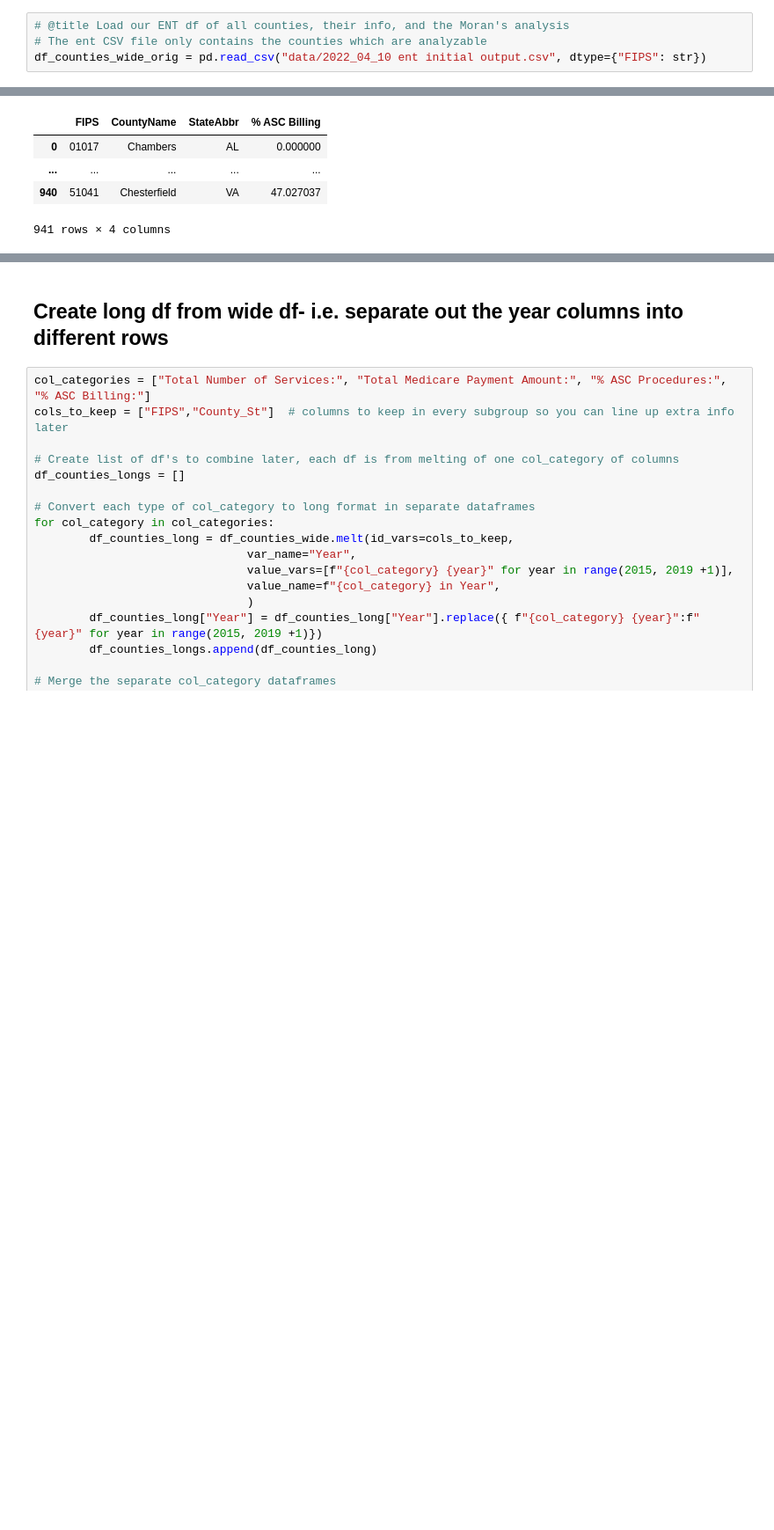
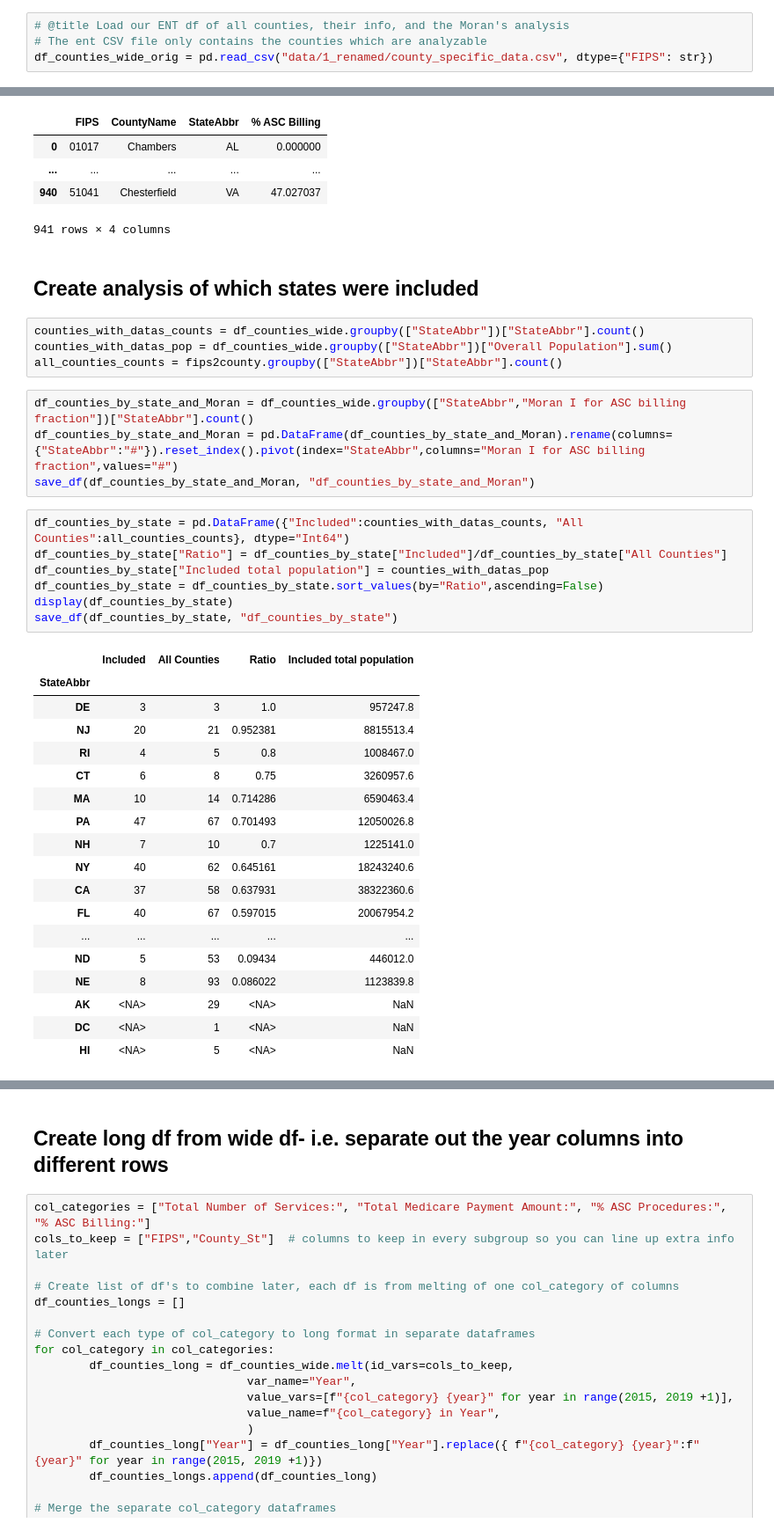
Before and after one commit to ryerrabelli/GeospatialAnalysis, a Jupyter notebook: src/notebooks/2022_12_29-RSY-geospatial_ENT_analysis_v04.ipynb, the cells around one changed output, grey strips where cells are left out. Shown at 88% size. Drawn from its saved outputs; the diff is of its cells as text; blank space fills up the shorter version.

Commit message:
Committing latest analysis for revision

```diff
--- a/src/notebooks/2022_12_29-RSY-geospatial_ENT_analysis_v04.ipynb
+++ b/src/notebooks/2022_12_29-RSY-geospatial_ENT_analysis_v04.ipynb
@@ -321,7 +407,7 @@ fips2county = pd.read_csv("data/fips2county.tsv", sep="\t", comment='#', dtype=s
 # %%
 # @title Load our ENT df of all counties, their info, and the Moran's analysis
 # The ent CSV file only contains the counties which are analyzable
-df_counties_wide_orig = pd.read_csv("data/2022_04_10 ent initial output.csv", dtype={"FIPS": str})
+df_counties_wide_orig = pd.read_csv("data/1_renamed/county_specific_data.csv", dtype={"FIPS": str})
 # %%
 df_counties_wide_orig.columns
 # %% [output]
@@ -387,3 +473,39 @@ with pd.option_context('display.max_rows', 3, 'display.max_columns', None):
 | ... | ... | ... | ... | ... |
 | 940 | 51041 | Chesterfield | VA | 47.027037 |
 941 rows × 4 columns
+# %% [markdown]
+## Create analysis of which states were included
+# %%
+counties_with_datas_counts = df_counties_wide.groupby(["StateAbbr"])["StateAbbr"].count()
+counties_with_datas_pop = df_counties_wide.groupby(["StateAbbr"])["Overall Population"].sum()
+all_counties_counts = fips2county.groupby(["StateAbbr"])["StateAbbr"].count()
+# %%
+df_counties_by_state_and_Moran = df_counties_wide.groupby(["StateAbbr","Moran I for ASC billing fraction"])["StateAbbr"].count()
+df_counties_by_state_and_Moran = pd.DataFrame(df_counties_by_state_and_Moran).rename(columns={"StateAbbr":"#"}).reset_index().pivot(index="StateAbbr",columns="Moran I for ASC billing fraction",values="#")
+save_df(df_counties_by_state_and_Moran, "df_counties_by_state_and_Moran")
+# %%
+df_counties_by_state = pd.DataFrame({"Included":counties_with_datas_counts, "All Counties":all_counties_counts}, dtype="Int64")
+df_counties_by_state["Ratio"] = df_counties_by_state["Included"]/df_counties_by_state["All Counties"]
+df_counties_by_state["Included total population"] = counties_with_datas_pop
+df_counties_by_state = df_counties_by_state.sort_values(by="Ratio",ascending=False)
+display(df_counties_by_state)
+save_df(df_counties_by_state, "df_counties_by_state")
+# %% [output]
+|  | Included | All Counties | Ratio | Included total population |
+| StateAbbr |  |  |  |  |
+| DE | 3 | 3 | 1.0 | 957247.8 |
+| NJ | 20 | 21 | 0.952381 | 8815513.4 |
+| RI | 4 | 5 | 0.8 | 1008467.0 |
+| CT | 6 | 8 | 0.75 | 3260957.6 |
+| MA | 10 | 14 | 0.714286 | 6590463.4 |
+| PA | 47 | 67 | 0.701493 | 12050026.8 |
+| NH | 7 | 10 | 0.7 | 1225141.0 |
+| NY | 40 | 62 | 0.645161 | 18243240.6 |
+| CA | 37 | 58 | 0.637931 | 38322360.6 |
+| FL | 40 | 67 | 0.597015 | 20067954.2 |
+| ... | ... | ... | ... | ... |
+| ND | 5 | 53 | 0.09434 | 446012.0 |
+| NE | 8 | 93 | 0.086022 | 1123839.8 |
+| AK | <NA> | 29 | <NA> | NaN |
+| DC | <NA> | 1 | <NA> | NaN |
+| HI | <NA> | 5 | <NA> | NaN |
```
Also changed, not shown: parts of 15 cells of this notebook, 13 other files.
